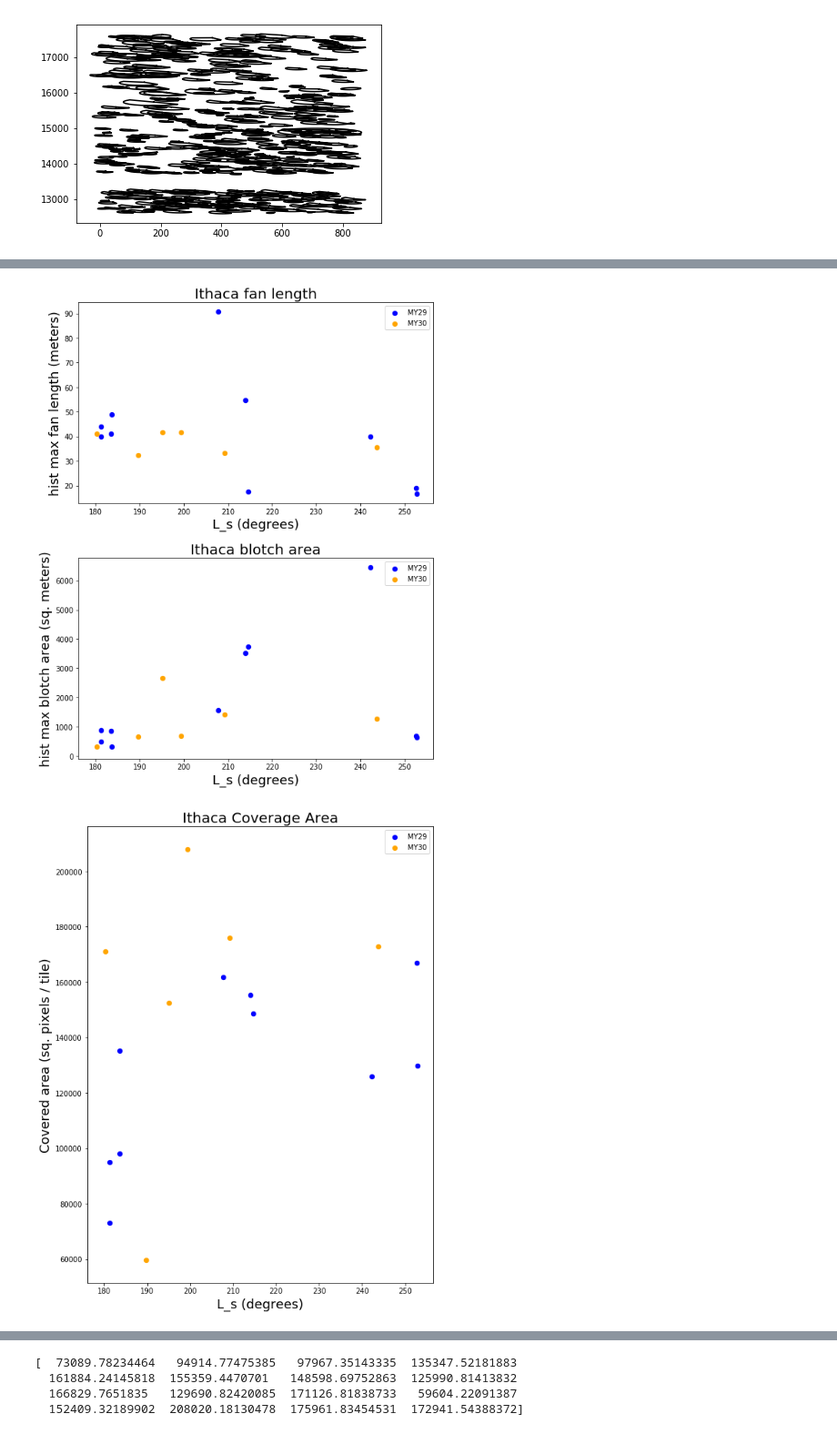
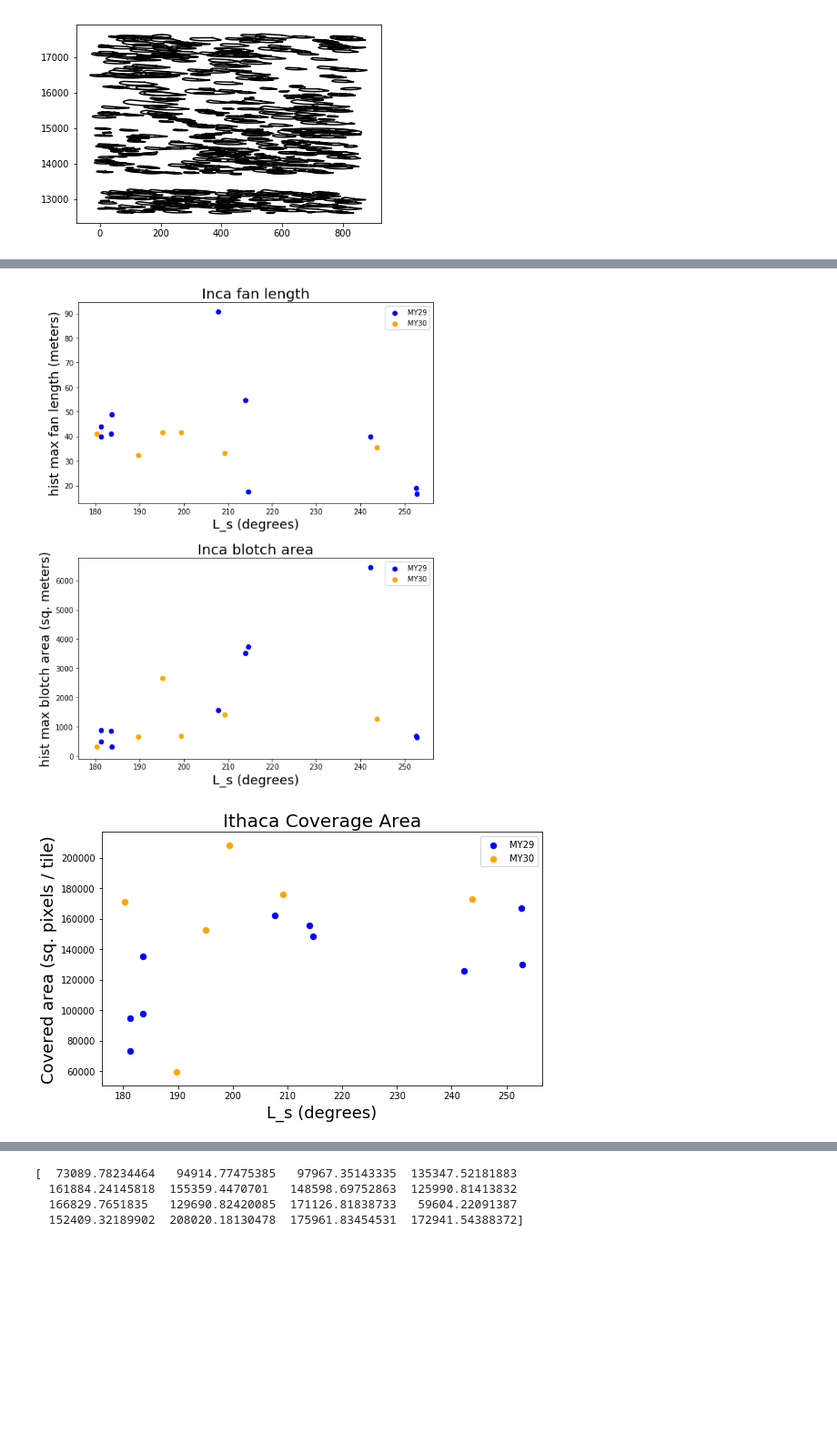
Before and after one commit to chatcher10/reu_notebooks, a Jupyter notebook: Overlapping_Images_with_MA,CH_update.ipynb, the cells around one changed output, grey strips where cells are left out. Shown at 91% size. Saved outputs shown, nothing was run; the diff lists cells and outputs as text; code cells hidden in the pictures; blank space fills up the shorter version.

```diff
--- a/Overlapping_Images_with_MA,CH_update.ipynb
+++ b/Overlapping_Images_with_MA,CH_update.ipynb
@@ -328,3 +324,5 @@ Name: image_id, Length: 252, dtype: object
+# %%
+tile_size = 544320
 # %%
 for i,img_name in enumerate(ol_img_unique):
     df = overlap_objs.query('name==@img_name')
@@ -339,11 +337,11 @@ for i,img_name in enumerate(ol_img_unique):
     if len(fans_) > 0 and len(blotches_) > 0:
         n_marks[i,0] = current_Ls
         try:
-            n_marks[i,1] = len(fans_)/(fans_.image_id.nunique() * (fans_.map_scale.reset_index(drop=True)[0])**2)
+            n_marks[i,1] = len(fans_)/(fans_.image_id.nunique() * tile_size/100 * (fans_.map_scale.reset_index(drop=True)[0])**2)
         except ZeroDivisionError:
             n_marks[i,1] = np.nan
         try:
-            n_marks[i,2] = len(blotches_)/(blotches_.image_id.nunique() * (blotches_.map_scale.reset_index(drop=True)[0])**2)
+            n_marks[i,2] = len(blotches_)/(blotches_.image_id.nunique() * tile_size/100 * (blotches_.map_scale.reset_index(drop=True)[0])**2)
         except ZeroDivisionError:
             n_marks[i,2] = np.nan
 
@@ -366,6 +364,12 @@ for i,img_name in enumerate(ol_img_unique):
         f_histmax[i] = np.nan
     if b_histmax[i]==0:
         b_histmax[i] = np.nan
+    if n_marks[i,0]==0:
+        n_marks[i,0] = np.nan
+    if n_marks[i,1]==0:
+        n_marks[i,1] = np.nan
+    if n_marks[i,2]==0:
+        n_marks[i,2] = np.nan
     if i==0:
         ind = len(df)
         img_areas[i] = unary_union(collection[:ind]).area / df.image_id.nunique()
@@ -384,8 +388,8 @@ for i,img_name in enumerate(ol_img_unique):
 [figure]
 # %%
 # plot data
-#np.savetxt("ithaca_tiles",tile_log)
-txtfile = open('ithaca_tiles.txt', 'w')
+
+txtfile = open('inca_tiles.txt', 'w')
 for item in tile_log:
   txtfile.write("%s\n" % item)
 
@@ -396,36 +400,36 @@ plt.subplot(211)
 plt.scatter(n_marks[:season_split,0],n_marks[:season_split,1],label='MY29',color='b',s=s)
 plt.scatter(n_marks[season_split:,0],n_marks[season_split:,1],label='MY30',color='orange',s=s)
 plt.legend(frameon=True)
-plt.title('Ithaca number of markings - fans',fontsize=20)
+plt.title('Inca number of markings - fans',fontsize=20)
 plt.xlabel('L_s (degrees)',fontsize=18)
 plt.ylabel('# markings / sq. meter',fontsize=18)
 plt.subplot(212)
 plt.scatter(n_marks[:season_split,0],n_marks[:season_split,2],label='MY29',color='b',s=s)
 plt.scatter(n_marks[season_split:,0],n_marks[season_split:,2],label='MY30',color='orange',s=s)
 plt.legend(frameon=True)
-plt.title('Ithaca number of markings - blotches',fontsize=20)
+plt.title('Inca number of markings - blotches',fontsize=20)
 plt.xlabel('L_s (degrees)',fontsize=18)
 plt.ylabel('# markings / sq. meter',fontsize=18)
 plt.tight_layout()
-plt.savefig('ith_n_marks.png')
+plt.savefig('in_n_marks.png')
 plt.figure(3,figsize=(8,10))
 plt.subplot(211)
 plt.scatter(n_marks[:season_split,0],f_histmax[:season_split],label='MY29',color='b',s=s)
 plt.scatter(n_marks[season_split:,0],f_histmax[season_split:],label='MY30',color='orange',s=s)
 plt.legend(frameon=True)
-plt.title('Ithaca fan length',fontsize=20)
+plt.title('Inca fan length',fontsize=20)
 plt.xlabel('L_s (degrees)',fontsize=18)
 plt.ylabel('hist max fan length (meters)',fontsize=18)
 plt.subplot(212)
 plt.scatter(n_marks[:season_split,0],b_histmax[:season_split],label='MY29',color='b',s=s)
 plt.scatter(n_marks[season_split:,0],b_histmax[season_split:],label='MY30',color='orange',s=s)
 plt.legend(frameon=True)
-plt.title('Ithaca blotch area',fontsize=20)
+plt.title('Inca blotch area',fontsize=20)
 plt.xlabel('L_s (degrees)',fontsize=18)
 plt.ylabel('hist max blotch area (sq. meters)',fontsize=18)
 plt.tight_layout()
-plt.savefig('ith_marksize.png')
-plt.figure(4,figsize=(8,10))
+plt.savefig('in_marksize.png')
+plt.figure(4,figsize=(8,5))
 plt.subplot(111)
 plt.scatter(n_marks[:season_split,0],img_areas[:season_split],label='MY29',color='b',s=s)
 plt.scatter(n_marks[season_split:,0],img_areas[season_split:],label='MY30',color='orange',s=s)
@@ -434,6 +438,6 @@ plt.title('Ithaca Coverage Area',fontsize=20)
 plt.xlabel('L_s (degrees)',fontsize=18)
 plt.ylabel('Covered area (sq. pixels / tile)',fontsize=18)
 plt.tight_layout()
-plt.savefig('ith_covg.png')
+plt.savefig('in_covg.png')
 plt.show()
 # %% [output]
@@ -441,5 +445,5 @@ plt.show()
-[figure, old version]
+[figure, new version]
-[figure, old version]
+[figure, new version]
 # %%
 print(n_marks)
 # %% [output]
```
Also changed, not shown: parts of 5 cells of this notebook.
